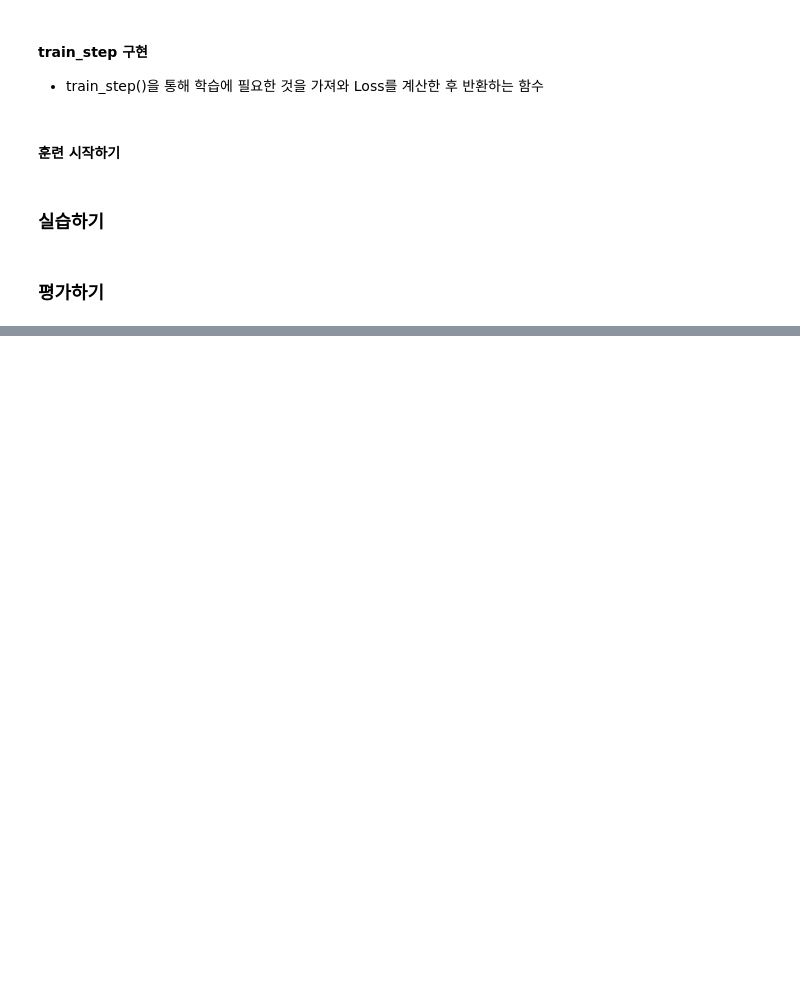
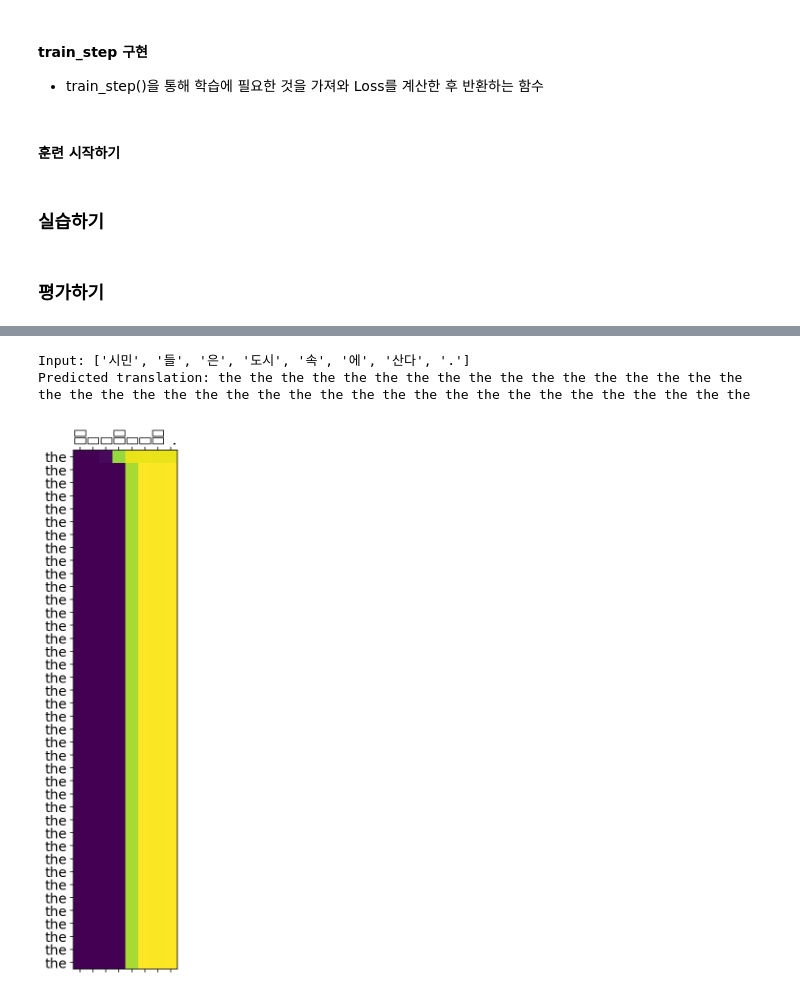
Before and after one commit to ixxxxu/deep_nlp, a Jupyter notebook: s2s_translation/s2s_translation.ipynb, the cells around one changed output, grey strips where cells are left out. Drawn from its saved outputs; the diff is of its cells as text; code cells hidden in the pictures; blank space fills up the shorter version.

```diff
--- a/s2s_translation/s2s_translation.ipynb
+++ b/s2s_translation/s2s_translation.ipynb
@@ -530,0 +704,6 @@ Predicted translation: puedo tomar un poco caf ? <end>
+# %%
+translate("시민들은 도시 속에 산다.", encoder, decoder)
+# %% [output]
+Input: ['시민', '들', '은', '도시', '속', '에', '산다', '.']
+Predicted translation: the the the the the the the the the the the the the the the the the the the the the the the the the the the the the the the the the the the the the the the the
+[figure, added]
```
Also changed, not shown: parts of 35 cells of this notebook.
